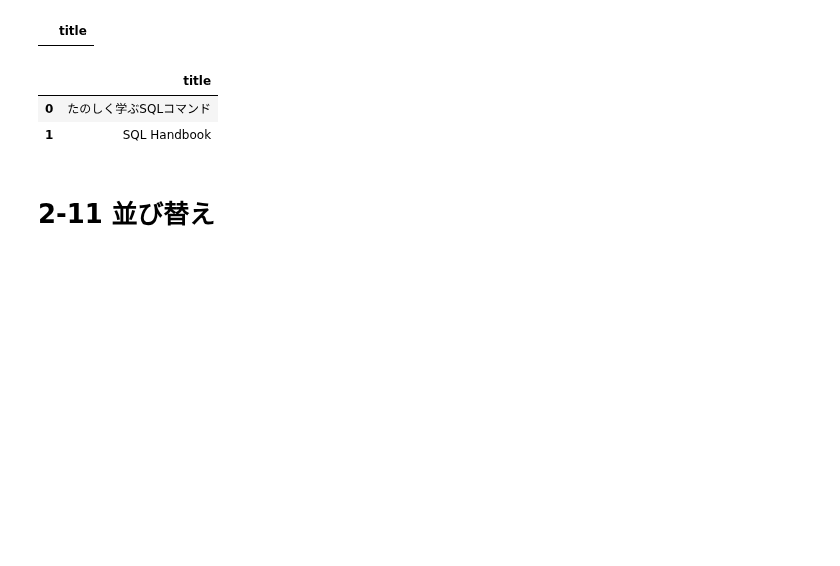
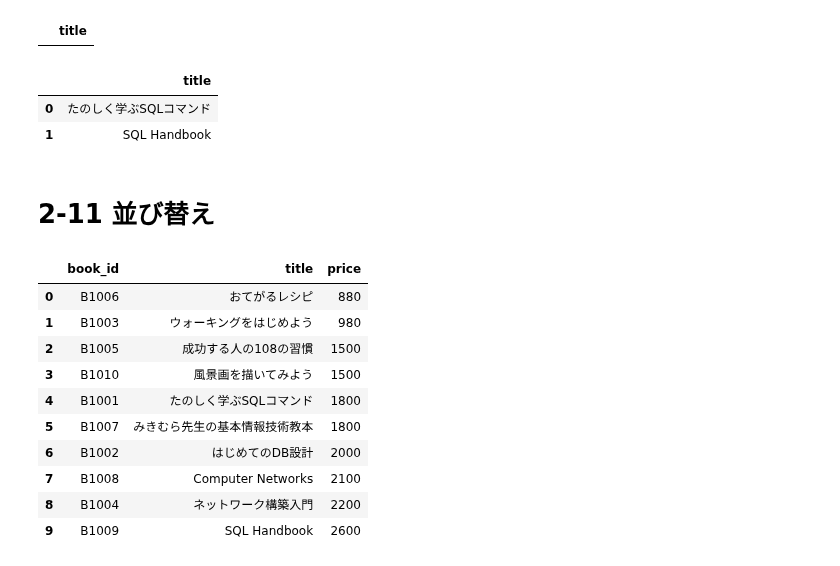
Before and after one commit to phonon-py/DatabaseSpecialistStudy, a Jupyter notebook: lesson_mysql.ipynb, the cells around one changed output. Saved outputs shown, nothing was run; the diff lists cells and outputs as text; code cells hidden in the pictures; blank space fills up the shorter version.

```diff
--- a/lesson_mysql.ipynb
+++ b/lesson_mysql.ipynb
@@ -1267,3 +1267,21 @@ df
 | 1 | SQL Handbook |
 # %% [markdown]
 # 2-11 並び替え
+# %%
+q = '''SELECT book_id, title, price FROM books
+        ORDER BY price ASC;'''
+with engine.connect() as conn:
+    df = pd.read_sql_query(text(q), conn)
+df
+# %% [output]
+|  | book_id | title | price |
+| 0 | B1006 | おてがるレシピ | 880 |
+| 1 | B1003 | ウォーキングをはじめよう | 980 |
+| 2 | B1005 | 成功する人の108の習慣 | 1500 |
+| 3 | B1010 | 風景画を描いてみよう | 1500 |
+| 4 | B1001 | たのしく学ぶSQLコマンド | 1800 |
+| 5 | B1007 | みきむら先生の基本情報技術教本 | 1800 |
+| 6 | B1002 | はじめてのDB設計 | 2000 |
+| 7 | B1008 | Computer Networks | 2100 |
+| 8 | B1004 | ネットワーク構築入門 | 2200 |
+| 9 | B1009 | SQL Handbook | 2600 |
```
Also changed, not shown: parts of 9 cells of this notebook.
